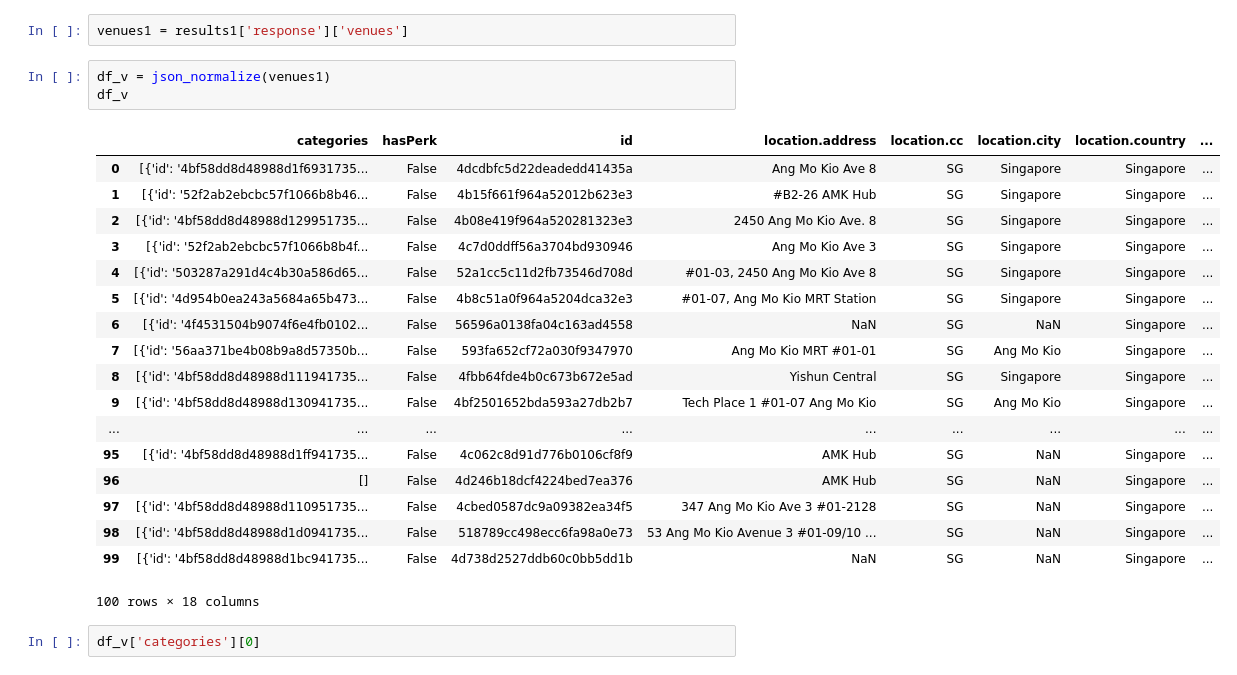
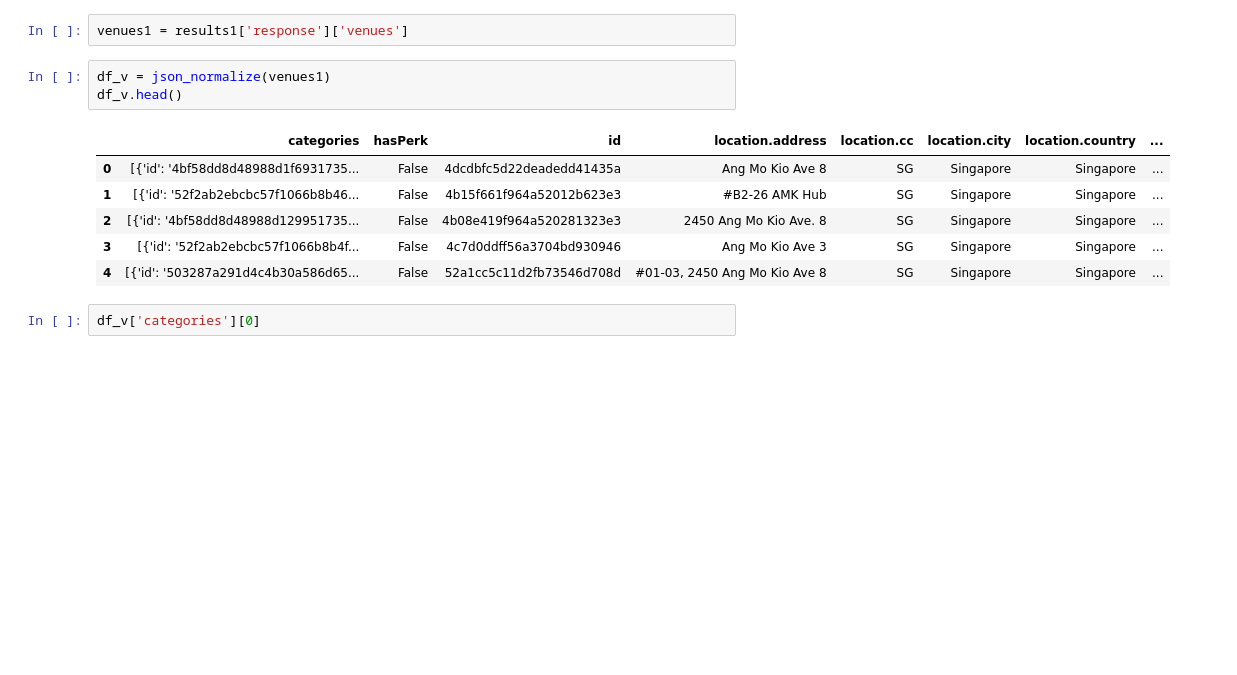
Before and after one commit to chanmf/Coursera_Capstone, a Jupyter notebook: IBM_Project.ipynb, the cells around one changed output. Drawn from its saved outputs; the diff is of its cells as text; blank space fills up the shorter version.

```diff
--- a/IBM_Project.ipynb
+++ b/IBM_Project.ipynb
@@ -301,26 +301,14 @@ results1 = requests.get(url).json()
 venues1 = results1['response']['venues']
 # %%
 df_v = json_normalize(venues1)
-df_v
+df_v.head()
 # %% [output]
 |  | categories | hasPerk | id | location.address | location.cc | location.city | location.country | ... |
 | 0 | [{'id': '4bf58dd8d48988d1f6931735... | False | 4dcdbfc5d22deadedd41435a | Ang Mo Kio Ave 8 | SG | Singapore | Singapore | ... |
 | 1 | [{'id': '52f2ab2ebcbc57f1066b8b46... | False | 4b15f661f964a52012b623e3 | #B2-26 AMK Hub | SG | Singapore | Singapore | ... |
 | 2 | [{'id': '4bf58dd8d48988d129951735... | False | 4b08e419f964a520281323e3 | 2450 Ang Mo Kio Ave. 8 | SG | Singapore | Singapore | ... |
 | 3 | [{'id': '52f2ab2ebcbc57f1066b8b4f... | False | 4c7d0ddff56a3704bd930946 | Ang Mo Kio Ave 3 | SG | Singapore | Singapore | ... |
 | 4 | [{'id': '503287a291d4c4b30a586d65... | False | 52a1cc5c11d2fb73546d708d | #01-03, 2450 Ang Mo Kio Ave 8 | SG | Singapore | Singapore | ... |
-| 5 | [{'id': '4d954b0ea243a5684a65b473... | False | 4b8c51a0f964a5204dca32e3 | #01-07, Ang Mo Kio MRT Station | SG | Singapore | Singapore | ... |
-| 6 | [{'id': '4f4531504b9074f6e4fb0102... | False | 56596a0138fa04c163ad4558 | NaN | SG | NaN | Singapore | ... |
-| 7 | [{'id': '56aa371be4b08b9a8d57350b... | False | 593fa652cf72a030f9347970 | Ang Mo Kio MRT #01-01 | SG | Ang Mo Kio | Singapore | ... |
-| 8 | [{'id': '4bf58dd8d48988d111941735... | False | 4fbb64fde4b0c673b672e5ad | Yishun Central | SG | Singapore | Singapore | ... |
-| 9 | [{'id': '4bf58dd8d48988d130941735... | False | 4bf2501652bda593a27db2b7 | Tech Place 1 #01-07 Ang Mo Kio | SG | Ang Mo Kio | Singapore | ... |
-| ... | ... | ... | ... | ... | ... | ... | ... | ... |
-| 95 | [{'id': '4bf58dd8d48988d1ff941735... | False | 4c062c8d91d776b0106cf8f9 | AMK Hub | SG | NaN | Singapore | ... |
-| 96 | [] | False | 4d246b18dcf4224bed7ea376 | AMK Hub | SG | NaN | Singapore | ... |
-| 97 | [{'id': '4bf58dd8d48988d110951735... | False | 4cbed0587dc9a09382ea34f5 | 347 Ang Mo Kio Ave 3 #01-2128 | SG | NaN | Singapore | ... |
-| 98 | [{'id': '4bf58dd8d48988d1d0941735... | False | 518789cc498ecc6fa98a0e73 | 53 Ang Mo Kio Avenue 3 #01-09/10 ... | SG | NaN | Singapore | ... |
-| 99 | [{'id': '4bf58dd8d48988d1bc941735... | False | 4d738d2527ddb60c0bb5dd1b | NaN | SG | NaN | Singapore | ... |
-100 rows × 18 columns
 # %%
 df_v['categories'][0]
 # %% [output]
```
Also changed, not shown: parts of 2 cells of this notebook.
